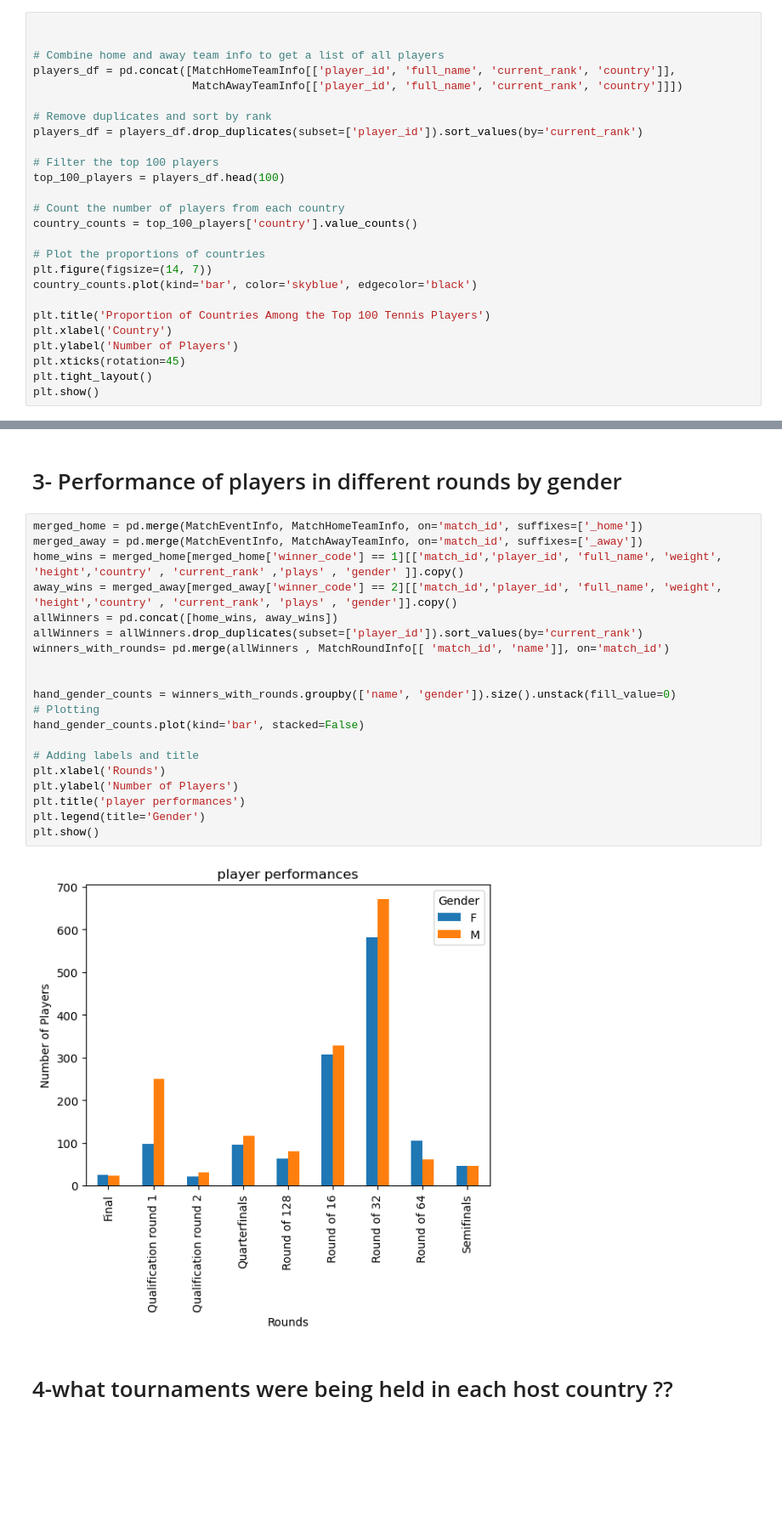
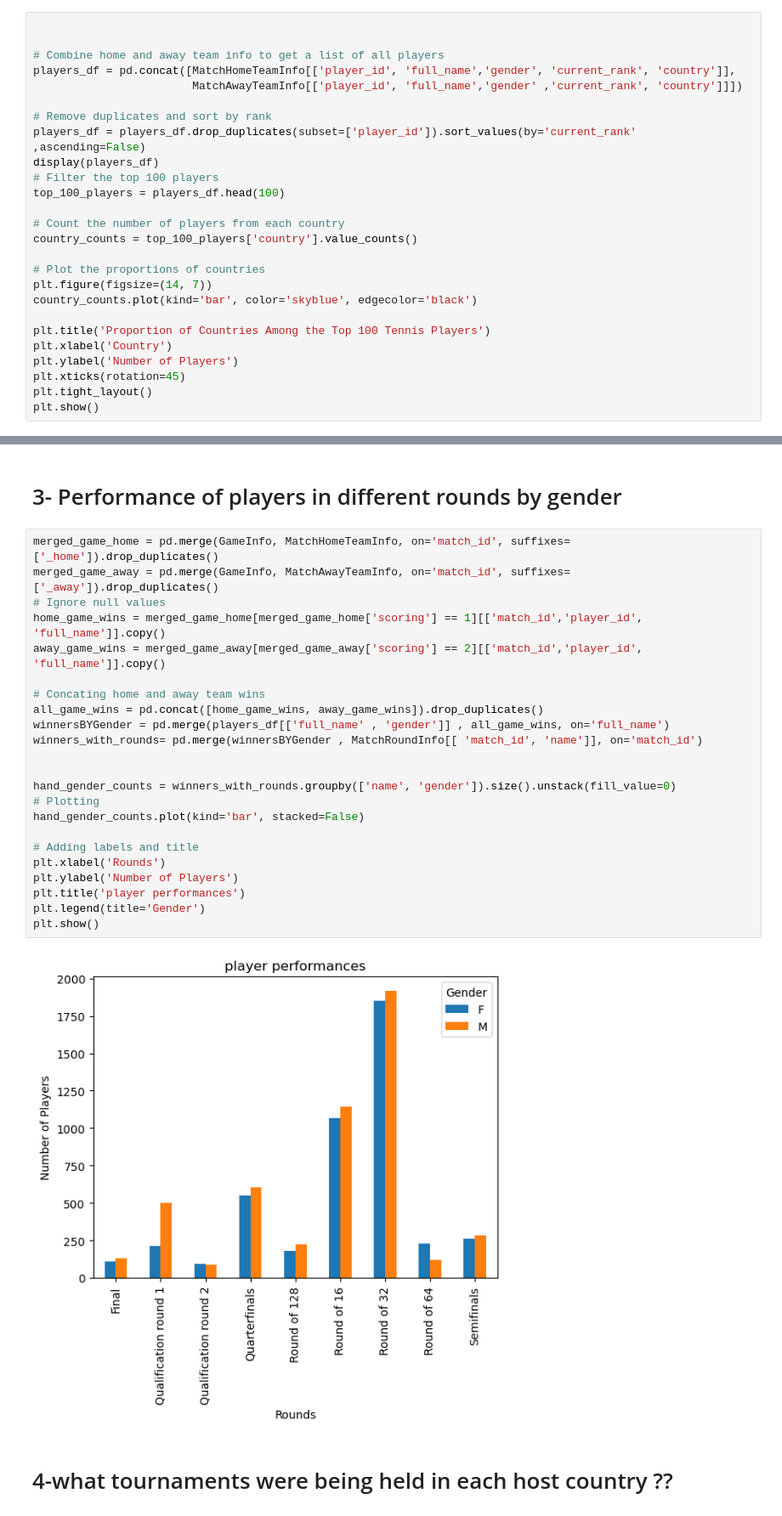
Before and after one commit to SobhanSalarian/TennisGame_Repository, a Jupyter notebook: notebooks/8Extra_questions copy.ipynb, the cells around one changed output, grey strips where cells are left out. Shown at 85% size. Saved outputs shown, nothing was run; the diff lists cells and outputs as text; blank space fills up the shorter version.

```diff
--- a/notebooks/8Extra_questions copy.ipynb
+++ b/notebooks/8Extra_questions copy.ipynb
@@ -28,12 +29,12 @@ PowerInfo = pd.read_csv("/Users/sobhansalarian/Desktop/DataAnalysis/TennisGame/T
 
 
 # Combine home and away team info to get a list of all players
-players_df = pd.concat([MatchHomeTeamInfo[['player_id', 'full_name', 'current_rank', 'country']],
-                        MatchAwayTeamInfo[['player_id', 'full_name', 'current_rank', 'country']]])
+players_df = pd.concat([MatchHomeTeamInfo[['player_id', 'full_name','gender', 'current_rank', 'country']],
+                        MatchAwayTeamInfo[['player_id', 'full_name','gender' ,'current_rank', 'country']]])
 
 # Remove duplicates and sort by rank
-players_df = players_df.drop_duplicates(subset=['player_id']).sort_values(by='current_rank')
-
+players_df = players_df.drop_duplicates(subset=['player_id']).sort_values(by='current_rank' ,ascending=False)
+display(players_df)
 # Filter the top 100 players
 top_100_players = players_df.head(100)
 
@@ -76,26 +90,29 @@ plt.show()
 # %% [markdown]
 # 3- Performance of players in different rounds by gender
 # %%
-merged_home = pd.merge(MatchEventInfo, MatchHomeTeamInfo, on='match_id', suffixes=['_home'])
-merged_away = pd.merge(MatchEventInfo, MatchAwayTeamInfo, on='match_id', suffixes=['_away'])
-home_wins = merged_home[merged_home['winner_code'] == 1][['match_id','player_id', 'full_name', 'weight', 'height','country' , 'current_rank' ,'plays' , 'gender' ]].copy()
-away_wins = merged_away[merged_away['winner_code'] == 2][['match_id','player_id', 'full_name', 'weight', 'height','country' , 'current_rank', 'plays' , 'gender']].copy()
-allWinners = pd.concat([home_wins, away_wins])
-allWinners = allWinners.drop_duplicates(subset=['player_id']).sort_values(by='current_rank')
-winners_with_rounds= pd.merge(allWinners , MatchRoundInfo[[ 'match_id', 'name']], on='match_id')
+merged_game_home = pd.merge(GameInfo, MatchHomeTeamInfo, on='match_id', suffixes=['_home']).drop_duplicates()
+merged_game_away = pd.merge(GameInfo, MatchAwayTeamInfo, on='match_id', suffixes=['_away']).drop_duplicates()
+# Ignore null values
+home_game_wins = merged_game_home[merged_game_home['scoring'] == 1][['match_id','player_id', 'full_name']].copy()
+away_game_wins = merged_game_away[merged_game_away['scoring'] == 2][['match_id','player_id', 'full_name']].copy()
+
+# Concating home and away team wins
+all_game_wins = pd.concat([home_game_wins, away_game_wins]).drop_duplicates()
+winnersBYGender = pd.merge(players_df[['full_name' , 'gender']] , all_game_wins, on='full_name')
+winners_with_rounds= pd.merge(winnersBYGender , MatchRoundInfo[[ 'match_id', 'name']], on='match_id')
 
 
 hand_gender_counts = winners_with_rounds.groupby(['name', 'gender']).size().unstack(fill_value=0)
 # Plotting
 hand_gender_counts.plot(kind='bar', stacked=False)
 
 # Adding labels and title
 plt.xlabel('Rounds')
 plt.ylabel('Number of Players')
 plt.title('player performances')
 plt.legend(title='Gender')
 plt.show()
 # %% [output]
-[figure, old version]
+[figure, new version]
 # %% [markdown]
 # 4-what tournaments were being held in each host country ??
```
Also changed, not shown: parts of 6 cells of this notebook, 3 other files.
